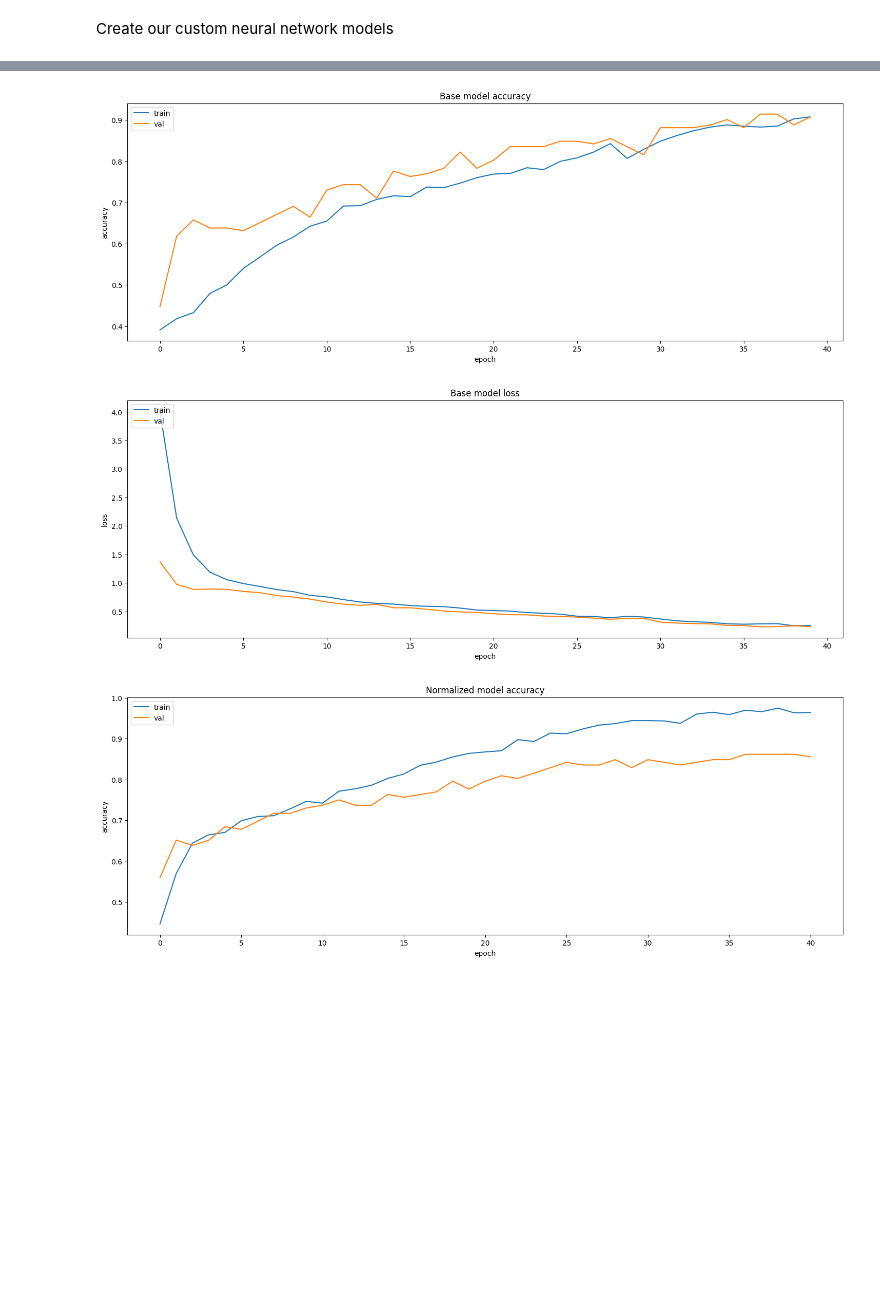
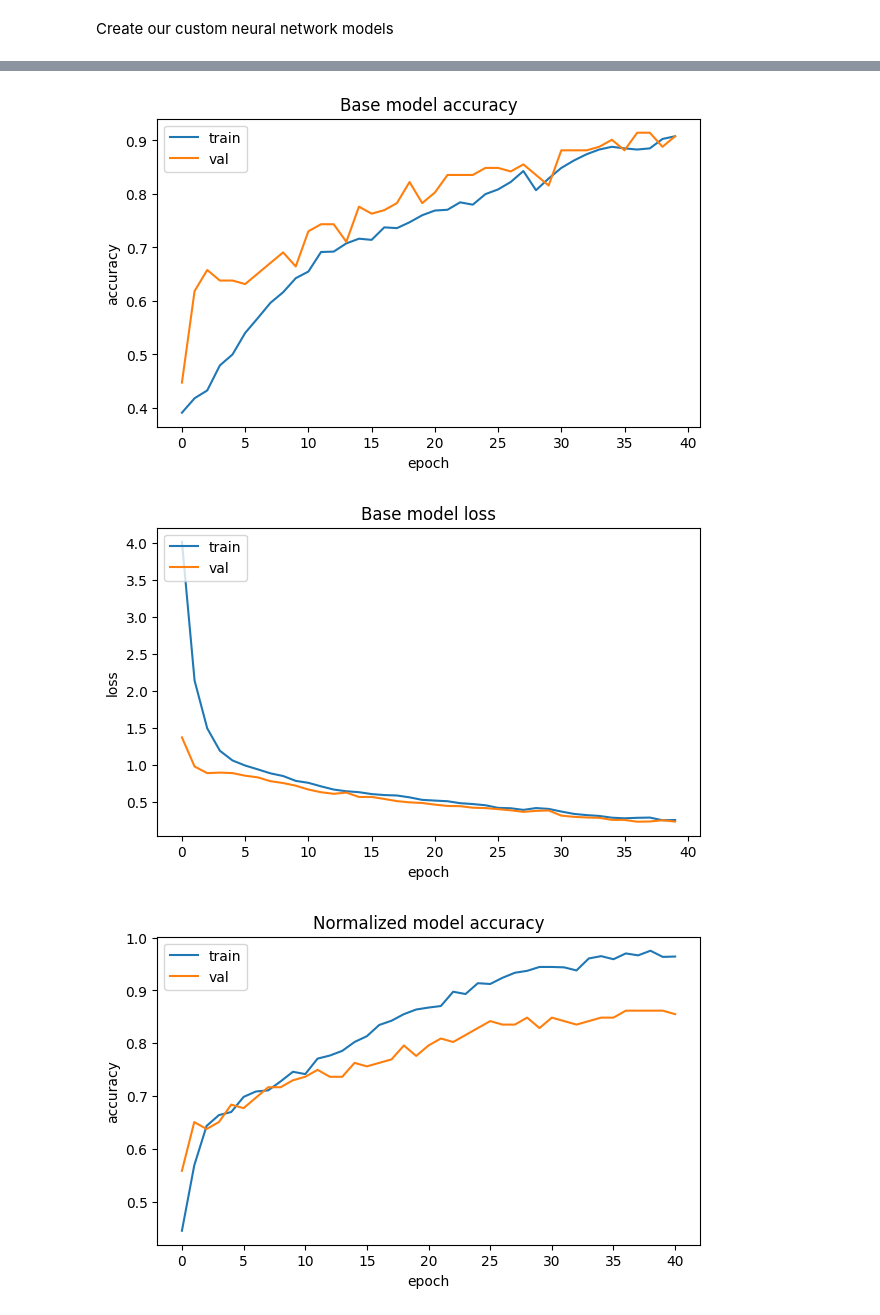
Before and after one commit to mathewsjoyy/Project_Code_Year3, a Jupyter notebook: Code/project.ipynb, the cells around one changed output, grey strips where cells are left out. Cells and saved outputs as stored; diff of their text form; code cells hidden in the pictures; blank space fills up the shorter version.

```diff
--- a/Code/project.ipynb
+++ b/Code/project.ipynb
@@ -852,6 +860,7 @@ Epoch 8/100
 # %%
 # Function to plot the history data (accuracy and loss)
 def plot_history_data(kind, name):
+
     # Set our x, y labels and title
     plt.title(name + ' model ' + kind)
     plt.ylabel(kind)
@@ -864,35 +873,41 @@ def plot_history_data(kind, name):
     plt.show()
 
 # Plot accuracy history
+plt.figure(figsize=(7,4))
 plt.plot(history.history['accuracy'])
 plt.plot(history.history['val_accuracy'])
 plot_history_data('accuracy', 'Base')
 
 # Plot loss history
+plt.figure(figsize=(7,4))
 plt.plot(history.history['loss'])
 plt.plot(history.history['val_loss'])
 plot_history_data('loss', 'Base')
 
 # Plot accuracy history for normalized data
+plt.figure(figsize=(7,4))
 plt.plot(history_normalized.history['accuracy'])
 plt.plot(history_normalized.history['val_accuracy'])
 plot_history_data('accuracy', 'Normalized')
 
 # Plot loss history for normalized data
+plt.figure(figsize=(7,4))
 plt.plot(history_normalized.history['loss'])
 plt.plot(history_normalized.history['val_loss'])
 plot_history_data('loss', 'Normalized')
 
 # Plot accuracy history for PCA data
+plt.figure(figsize=(7,4))
 plt.plot(history_PCA.history['accuracy'])
 plt.plot(history_PCA.history['val_accuracy'])
 plot_history_data('accuracy', 'PCA')
 
 # Plot loss history for PCA data
+plt.figure(figsize=(7,4))
 plt.plot(history_PCA.history['loss'])
 plt.plot(history_PCA.history['val_loss'])
 plot_history_data('loss', 'PCA')
 # %% [output]
-[figure, old version]
+[figure, new version]
-[figure, old version]
+[figure, new version]
-[figure, old version]
+[figure, new version]
```
Also changed, not shown: parts of 8 cells of this notebook.
